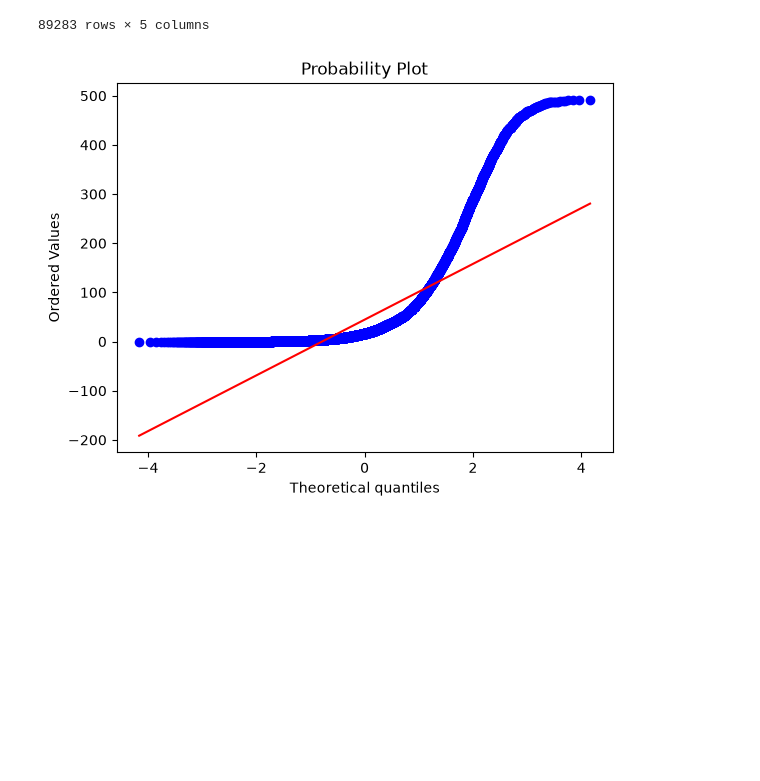
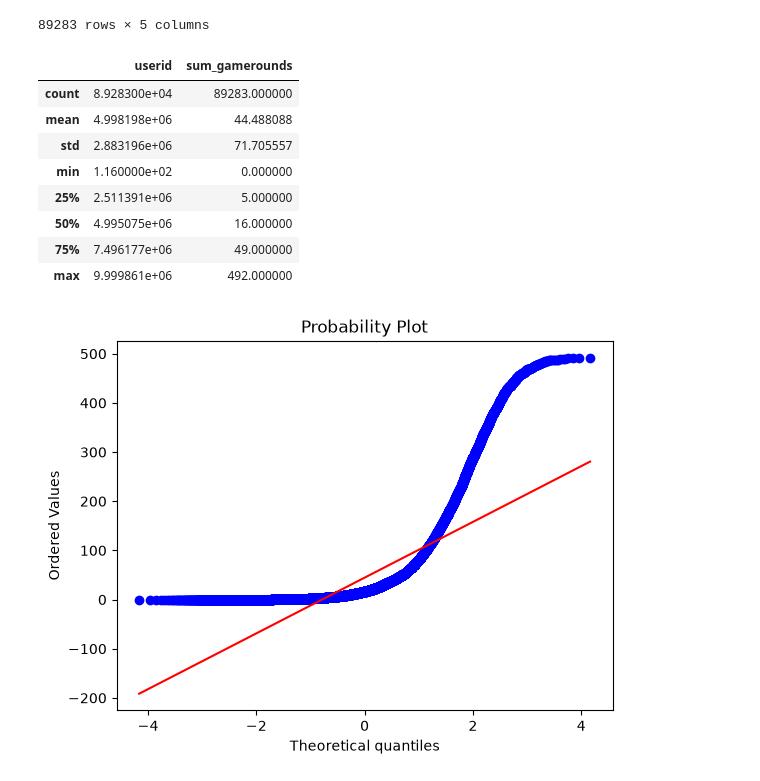
Before and after one commit to Reyal335/AB-Test-Cookie-Cats, a Jupyter notebook: notebooks/Z0_CookieCats_AB_Test.ipynb, the cells around one changed output. Saved outputs shown, nothing was run; the diff lists cells and outputs as text; code cells hidden in the pictures; blank space fills up the shorter version.

```diff
--- a/notebooks/Z0_CookieCats_AB_Test.ipynb
+++ b/notebooks/Z0_CookieCats_AB_Test.ipynb
@@ -251,6 +300,18 @@ df_cleaned
 | 90187 | 9999768 | gate_40 | 51 | True | False |
 | 90188 | 9999861 | gate_40 | 16 | False | False |
 89283 rows × 5 columns
+# %%
+df_cleaned.describe()
+# %% [output]
+|  | userid | sum_gamerounds |
+| count | 8.928300e+04 | 89283.000000 |
+| mean | 4.998198e+06 | 44.488088 |
+| std | 2.883196e+06 | 71.705557 |
+| min | 1.160000e+02 | 0.000000 |
+| 25% | 2.511391e+06 | 5.000000 |
+| 50% | 4.995075e+06 | 16.000000 |
+| 75% | 7.496177e+06 | 49.000000 |
+| max | 9.999861e+06 | 492.000000 |
 # %%
 # Check for data normallity again
 
```
Also changed, not shown: parts of 7 cells of this notebook, 1 other file.
